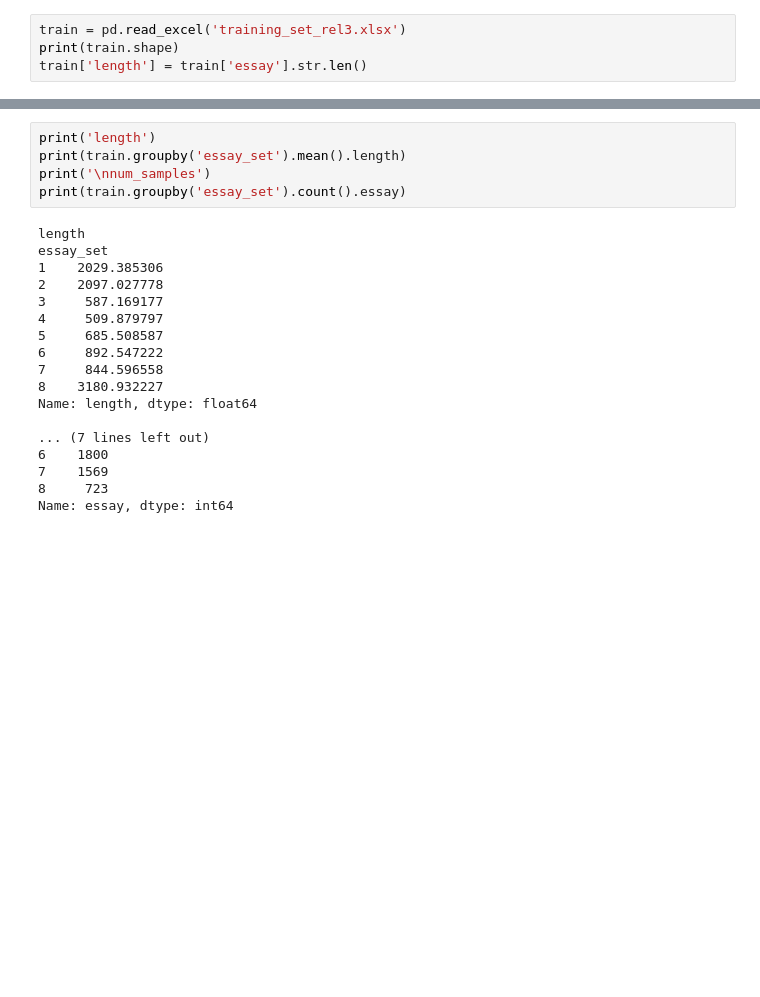
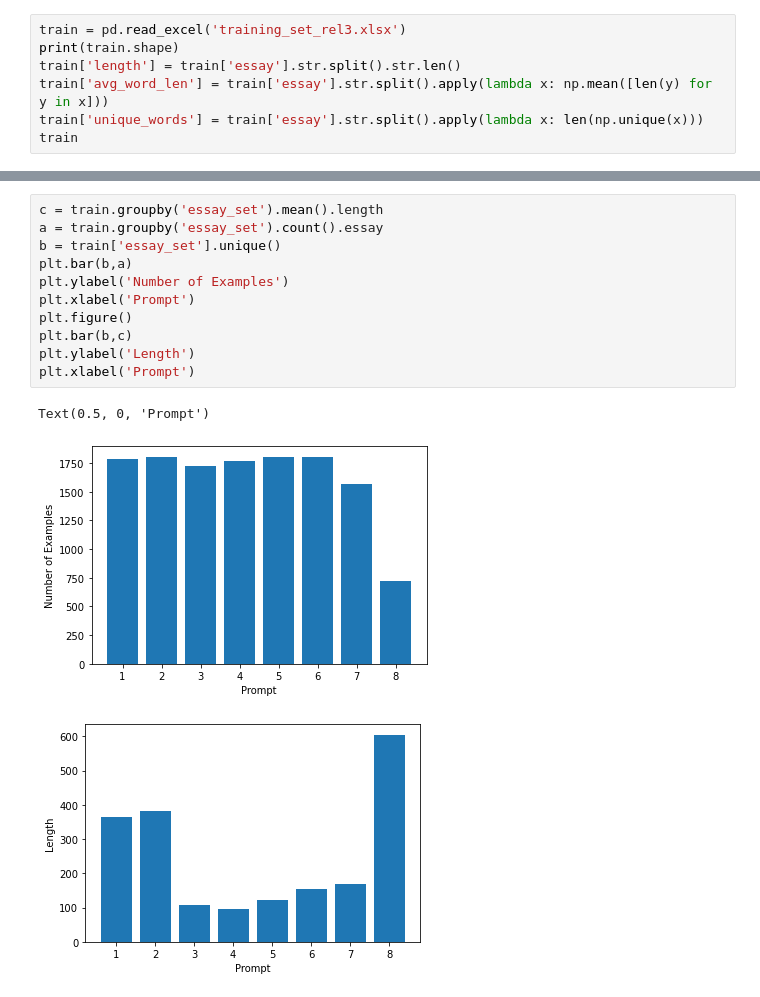
Before and after one commit to vishpillai123/w266_aes, a Jupyter notebook: vish.ipynb, the cells around one changed output, grey strips where cells are left out. Drawn from its saved outputs; the diff is of its cells as text; blank space fills up the shorter version.

```diff
--- a/vish.ipynb
+++ b/vish.ipynb
@@ -5,6 +6,9 @@ import tensorflow as tf
 # %%
 train = pd.read_excel('training_set_rel3.xlsx')
 print(train.shape)
-train['length'] = train['essay'].str.len()
+train['length'] = train['essay'].str.split().str.len()
+train['avg_word_len'] = train['essay'].str.split().apply(lambda x: np.mean([len(y) for y in x]))
+train['unique_words'] = train['essay'].str.split().apply(lambda x: len(np.unique(x)))
+train
 # %% [output]
 (12978, 28)
@@ -11,23 +28,15 @@ train['length'] = train['essay'].str.len()
-# %%
-print('length')
-print(train.groupby('essay_set').mean().length)
-print('\nnum_samples')
-print(train.groupby('essay_set').count().essay)
-# %% [output]
-length
-essay_set
-1    2029.385306
-2    2097.027778
-3     587.169177
-4     509.879797
-5     685.508587
-6     892.547222
-7     844.596558
-8    3180.932227
-Name: length, dtype: float64
-
-... (7 lines left out)
-6    1800
-7    1569
-8     723
-Name: essay, dtype: int64
+# %%
+c = train.groupby('essay_set').mean().length
+a = train.groupby('essay_set').count().essay
+b = train['essay_set'].unique()
+plt.bar(b,a)
+plt.ylabel('Number of Examples')
+plt.xlabel('Prompt')
+plt.figure()
+plt.bar(b,c)
+plt.ylabel('Length')
+plt.xlabel('Prompt')
+# %% [output]
+Text(0.5, 0, 'Prompt')
+[figure, added]
+[figure, added]
```
Also changed, not shown: parts of 5 cells of this notebook.
